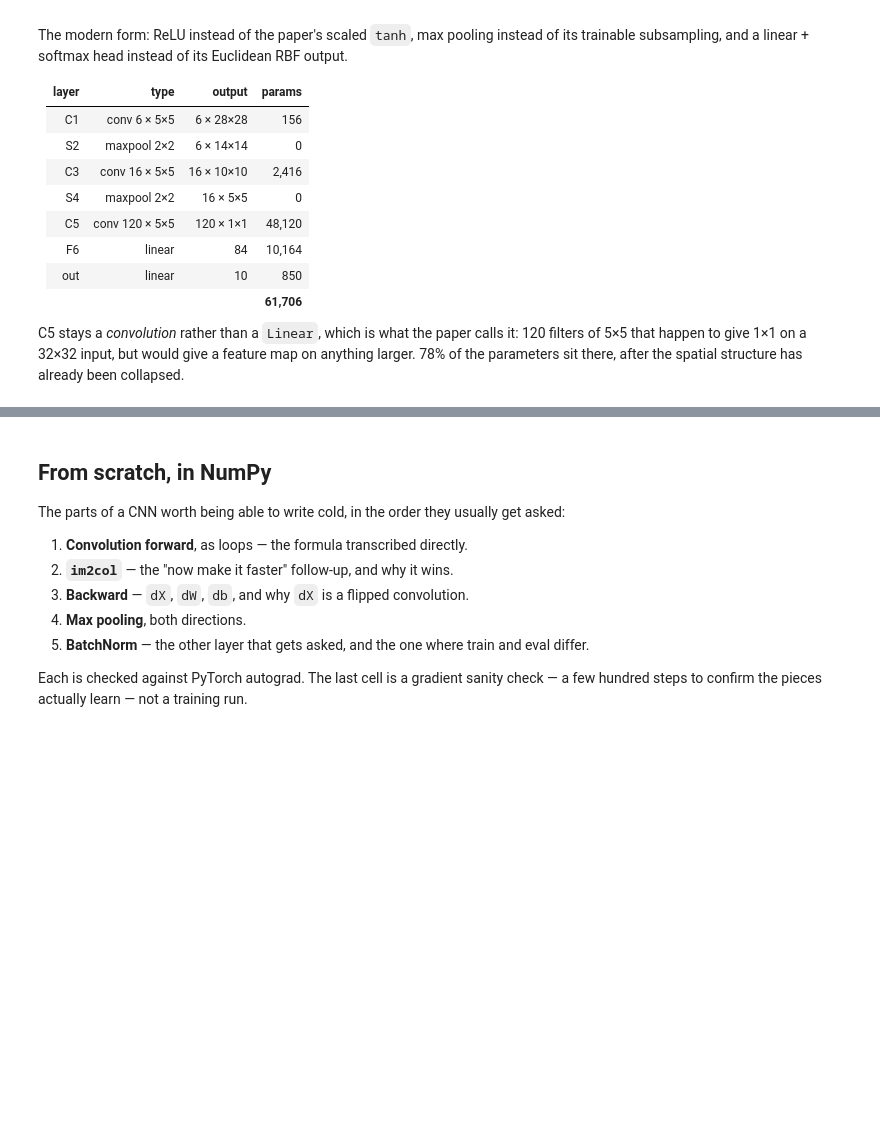
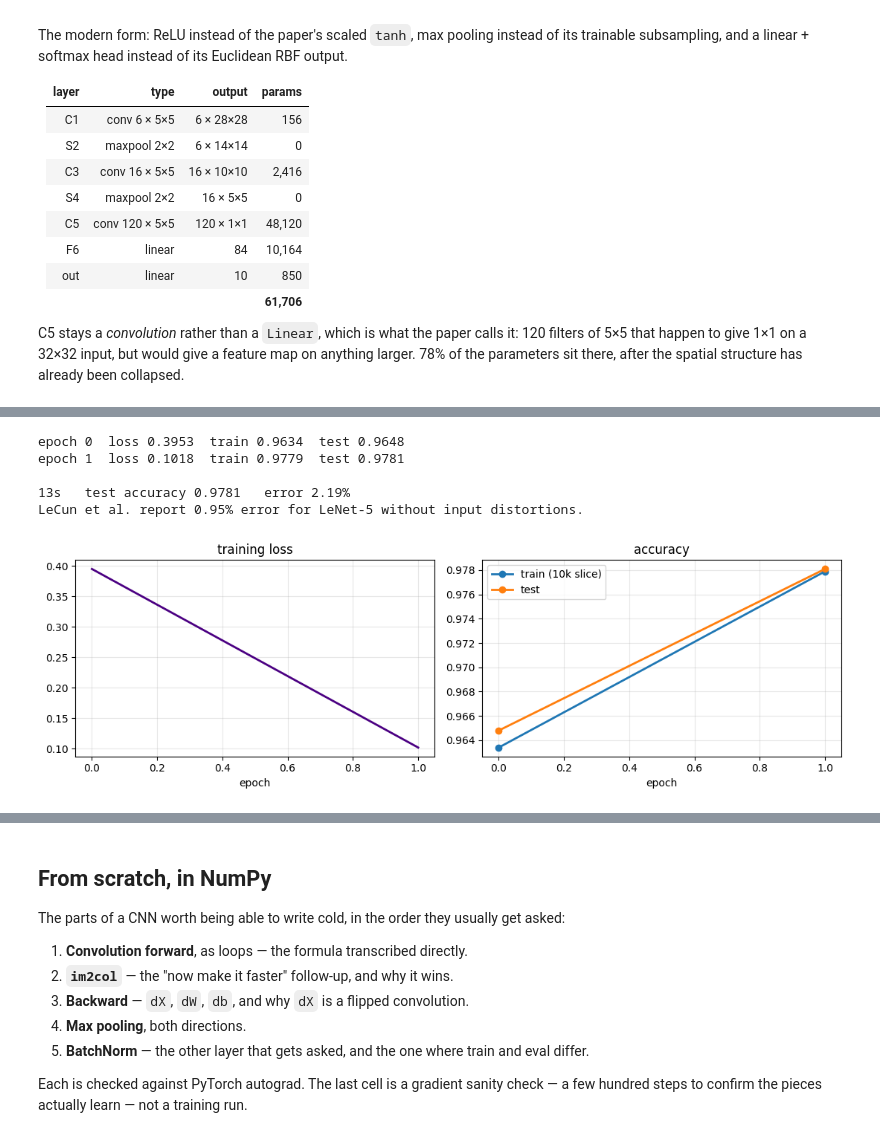
Before and after one commit to iamaryav/models, a Jupyter notebook: notebooks/convolution.ipynb, the cells around one changed output, grey strips where cells are left out. Drawn from its saved outputs; the diff is of its cells as text; code cells hidden in the pictures; blank space fills up the shorter version.

```diff
--- a/notebooks/convolution.ipynb
+++ b/notebooks/convolution.ipynb
@@ -166,5 +249,5 @@ print(f'{"total":<12}{"":>16}{sum(p.numel() for p in model.parameters()):>10,}')
 # %%
-EPOCHS, BATCH = 8, 128
+EPOCHS, BATCH = 2, 128
 
 model = LeNet5().to(device)
 opt = torch.optim.Adam(model.parameters(), lr=1e-3)
@@ -183,33 +266,40 @@ for epoch in range(EPOCHS):
         loss = loss_fn(model(Xtr_t[i].to(device)), ytr_t[i].to(device))
         loss.backward()
         opt.step()
         running += loss.item() * len(i)
 
     model.eval()
     with torch.no_grad():
         # train accuracy on a fixed 10k slice, so the gap to test accuracy is readable
         tr_acc = (model(Xtr_t[:10000].to(device)).argmax(1) == ytr_t[:10000].to(device)).float().mean().item()
         logits = model(Xte_d)
         te_acc = (logits.argmax(1) == yte_d).float().mean().item()
     hist['loss'].append(running / len(perm))
     hist['train_acc'].append(tr_acc)
     hist['test_acc'].append(te_acc)
     print(f'epoch {epoch}  loss {hist["loss"][-1]:.4f}  train {tr_acc:.4f}  test {te_acc:.4f}')
 
 proba = F.softmax(logits, dim=1).cpu().numpy()
 acc = hist['test_acc'][-1]
 print(f'\n{time.perf_counter() - t0:.0f}s   test accuracy {acc:.4f}   error {100 * (1 - acc):.2f}%')
 print('LeCun et al. report 0.95% error for LeNet-5 without input distortions.')
 
 fig, axes = plt.subplots(1, 2, figsize=(11, 3.6))
 axes[0].plot(hist['loss'], lw=2, color='indigo')
 axes[0].set_title('training loss'); axes[0].set_xlabel('epoch'); axes[0].grid(alpha=0.3)
 axes[1].plot(hist['train_acc'], lw=2, marker='o', label='train (10k slice)')
 axes[1].plot(hist['test_acc'], lw=2, marker='o', label='test')
 axes[1].set_title('accuracy'); axes[1].set_xlabel('epoch')
 axes[1].grid(alpha=0.3); axes[1].legend()
 plt.tight_layout()
 plt.show()
+# %% [output]
+epoch 0  loss 0.3953  train 0.9634  test 0.9648
+epoch 1  loss 0.1018  train 0.9779  test 0.9781
+
+13s   test accuracy 0.9781   error 2.19%
+LeCun et al. report 0.95% error for LeNet-5 without input distortions.
+[figure, added]
 # %%
 y_pred = proba.argmax(axis=1)
 print(classification_report(yte, y_pred, digits=4))
```
Also changed, not shown: parts of 13 cells of this notebook.
